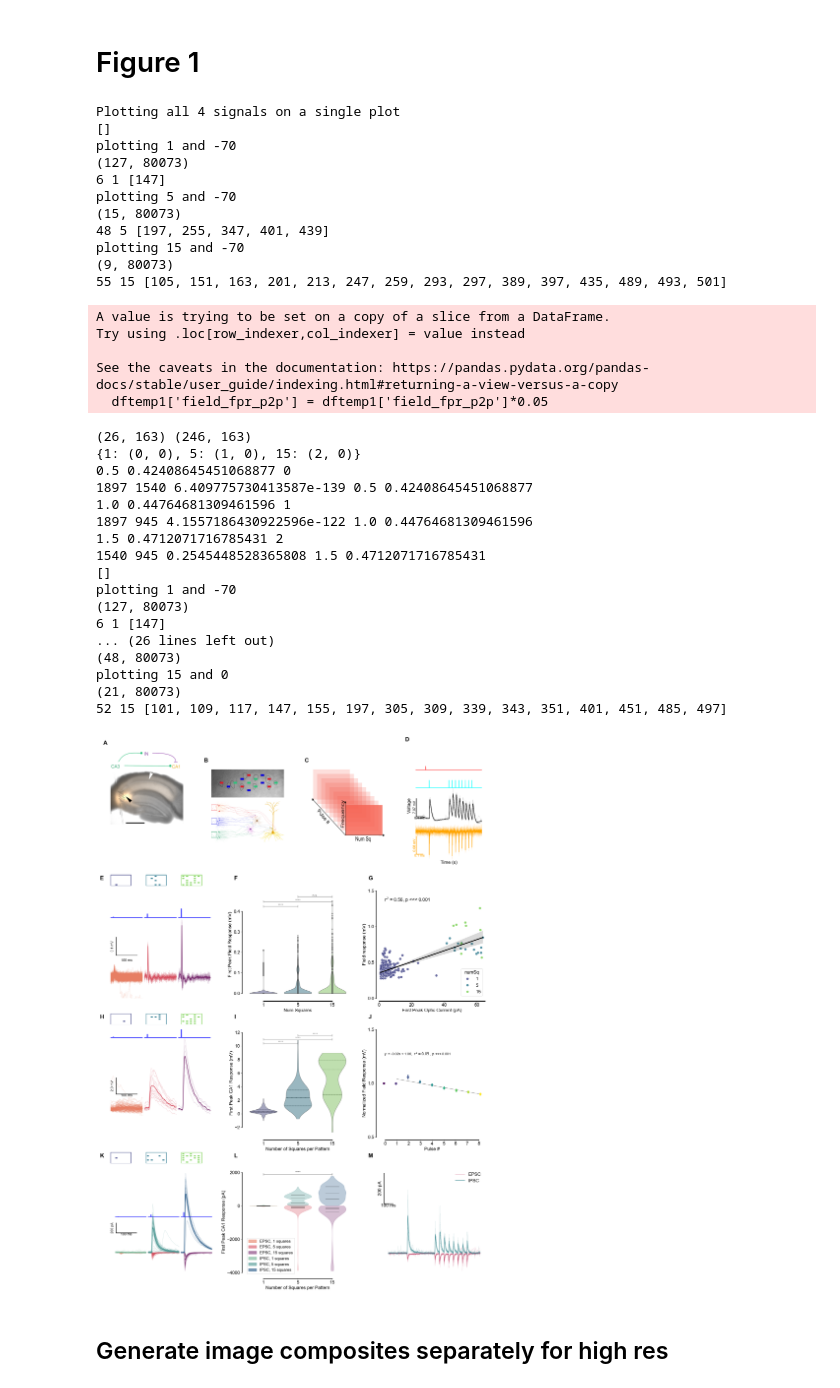
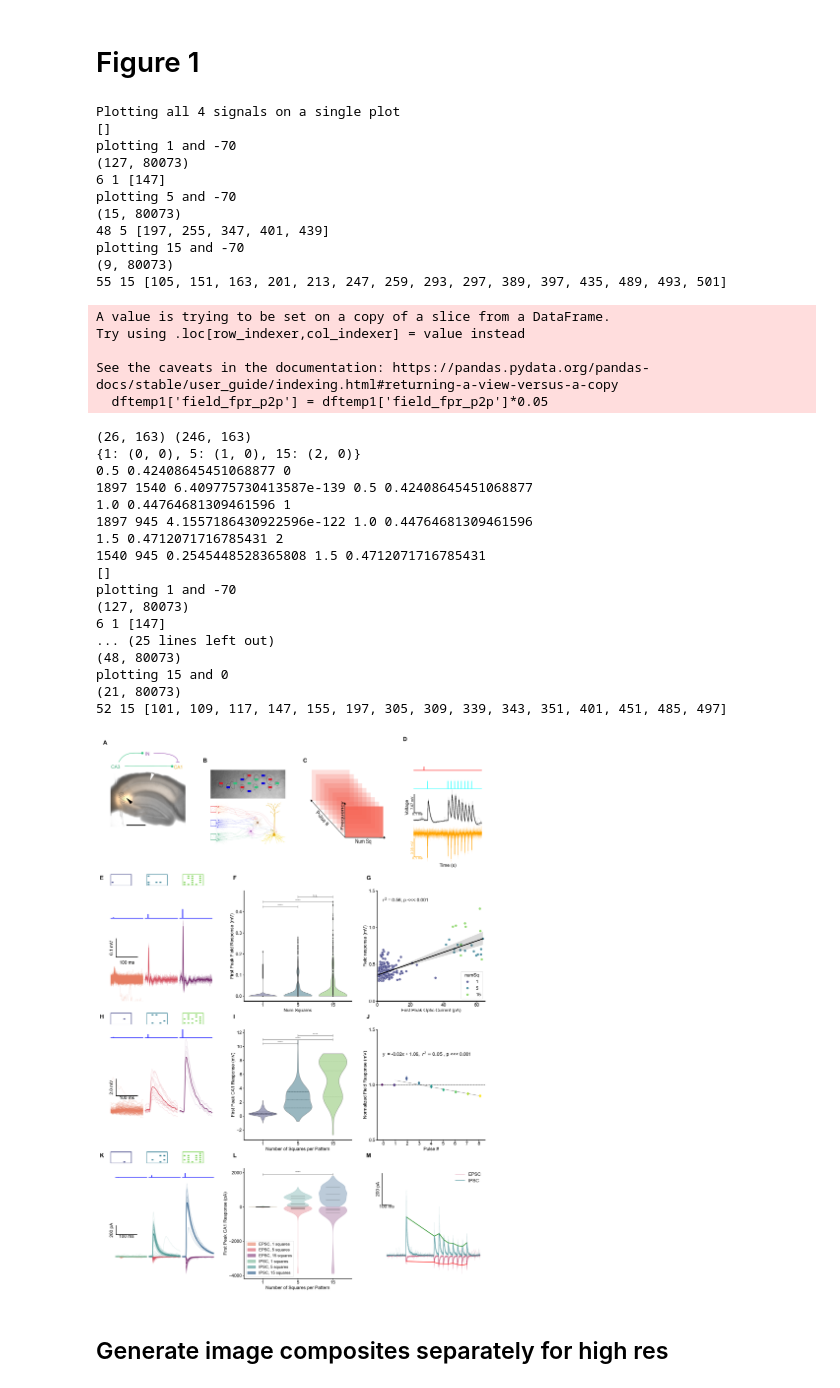
Before and after one commit to AdityaAsopa/Analysis, a Jupyter notebook: Figure1.ipynb, the cells around one changed output. Saved outputs shown, nothing was run; the diff lists cells and outputs as text; code cells hidden in the pictures.

```diff
--- a/Figure1.ipynb
+++ b/Figure1.ipynb
@@ -62,8 +61,9 @@ freq_sweep_pulses = np.arange(9)
 ## Load Data
 # %%
 figure_raw_material_location = Path(r"paper_figure_matter\\")
-paper_figure_export_location = Path(r"paper_figures\\")
+paper_figure_export_location = Path(r"paper_figures\\submission\\")
 data_path_FS                 = Path(r"parsed_data\\FreqSweep\\")
+data_path_LTM                 = Path(r"parsed_data\\LTMRand\\")
 data_path_grid               = Path(r"parsed_data\\Grid\\")
 data_path_analysed           = Path(r"parsed_data\\second_order\\")
 raw_data_path_cellwise       = Path(r"..\Data\Screened_cells\\")
@@ -187,6 +187,8 @@ del cc_FS_longdf_slice, vc_FS_longdf_slice
 # Figure 1
 # %%
 # Figure 1 initialization
+import importlib
+importlib.reload(plot_tools)
 plt.close('all')
 # aspect ratio of the figure = 1
 w, h = [19,27]
@@ -256,10 +258,10 @@ ax1e, ax1e_insets = plot_tools.draw_pulse_response_snippets(dftemp, ax1e, signal
 ax1e.set_xticks([])
 ax1e.set_yticks([])
 # # axes spines to remove
-# plot_tools.split_axes(ax1e, which_axes=['left', 'bottom'], offset=10)
-sns.despine(ax=ax1e, top=True, right=True, left=True, bottom=True, offset=10, )
+# plot_tools.split_axes(ax1e, which_axes=['left', 'bottom'], offset=0)
+sns.despine(ax=ax1e, top=True, right=True, left=True, bottom=True, offset=0, )
 # add floating scalebar
-plot_tools.add_floating_scalebar(ax1e, scalebar_origin=[0.05,0.4], xlength=0.1, ylength=0.1, labelx='100', labely='', unitx='ms', unity='mV', fontsize=12, color='black', linewidth=2, pad=0.01, show_labels=True)
+plot_tools.add_floating_scalebar(ax1e, scalebar_origin=[0.05,0.4], xlength=0.1, ylength=0.1, labelx='100', labely='', unitx='ms', unity='mV', fontsize=16, color='black', linewidth=2, pad=0.01, show_labels=True)
 
 # # -----------------------------------------------------------------------------------------------------------------------------------------------------------------------
 # # # Fig 1F: CA3 cell_fpr vs field_fpr
@@ -288,7 +290,7 @@ ax1f.spines['right'].set_visible(False)
 # # statistics
 importlib.reload(stat_annotate)
 ax1f_pvalues, ax1f_nvalues = stat_annotate.pairwise_annotate_violin_plot(ax1f, dftemp, x='numSq', y='field_fpr_p2p', stat=mannwhitneyu, add_line=True, offset=0.15, color='grey',
-                                                                        add_n=False, coord_system='', fontsize=12, zorder=10)
+                                                                        add_n=False, coord_system='', fontsize=16, zorder=10)
 
 # set labels
 ax1f.set_ylabel('First Peak Field Response (mV)')
@@ -298,7 +300,7 @@ ax1f.legend([],[], frameon=False)
 # remove top and right spines
 ax1f.spines['top'].set_visible(False)
 ax1f.spines['right'].set_visible(False)
-sns.despine(ax=ax1f, top=True, right=True, left=False, bottom=False, offset=10, trim=True)
+sns.despine(ax=ax1f, top=True, right=True, left=False, bottom=False, offset=0, )
 
 # #-----------------------------------------------------------------------------------------------------------------------------------------------------------------------
 # # # Fig 1G: CA3 cell_fpr vs field_fpr
@@ -318,7 +320,7 @@ ax1g.set_ylabel('Field response (mV)')
 ax1g.set_xlim([0, 65])
 ax1g.set_xticks([0, 20, 40, 60,])
 ax1g.set_yticks([0, 0.5, 1.0, 1.5])
-sns.despine(ax=ax1g, top=True, right=True, left=False, bottom=False, offset=10, )
+sns.despine(ax=ax1g, top=True, right=True, left=False, bottom=False, offset=0, )
 
 # # -----------------------------------------------------------------------------------------------------------------------------------------------------------------------
 # # # Fig 1H: Current clamp responses
@@ -331,8 +333,8 @@ ax1h, ax1h_insets = plot_tools.draw_pulse_response_snippets(dftemp, ax1h, patter
 ax1h.set_xticks([])
 ax1h.set_yticks([])
 # # axes spines to remove
-sns.despine(ax=ax1h, top=True, right=True, left=True, bottom=True, offset=10, )
-plot_tools.add_floating_scalebar(ax1h, scalebar_origin=[0.05,0.4], xlength=0.1, ylength=2.0, labelx='100', labely='', unitx='ms', unity='mV', fontsize=12, color='black', linewidth=2, pad=0.01, show_labels=True)
+sns.despine(ax=ax1h, top=True, right=True, left=True, bottom=True, offset=0, )
+plot_tools.add_floating_scalebar(ax1h, scalebar_origin=[0.05,0.4], xlength=0.1, ylength=2.0, labelx='100', labely='', unitx='ms', unity='mV', fontsize=16, color='black', linewidth=2, pad=0.01, show_labels=True)
 
 # # -----------------------------------------------------------------------------------------------------------------------------------------------------------------------
 # # # Fig 1I: First peak response | cell_fpr_max vs numSq
@@ -353,8 +355,8 @@ ax1i.spines['right'].set_visible(False)
 
 # ## Statistics for the violin plots: mannwhitneyu Rank Sum Test across numSq values
 ax1i_pvalues, ax1i_nvalues = stat_annotate.pairwise_annotate_violin_plot(ax1i, dftemp, x='numSq', y='PSC_0', stat=mannwhitneyu, add_line=True, offset=0.2, color='grey',
-                                                                        add_n=False, coord_system='', fontsize=12, zorder=10)
-sns.despine(ax=ax1i, top=True, right=True, left=False, bottom=False, offset=10, trim=True)
+                                                                        add_n=False, coord_system='', fontsize=16, zorder=10)
+sns.despine(ax=ax1i, top=True, right=True, left=False, bottom=False, offset=0, )
 
 # # -----------------------------------------------------------------------------------------------------------------------------------------------------------------------
 # # # Fig 1J: Trend in the field response across pulses
@@ -377,12 +379,14 @@ dftemp = dftemp.reset_index(drop=True)
 dftemp = dftemp.dropna(subset=['peaks_field_norm', 'pulse_index'])
 # # draw pointplot
 sns.pointplot(data=dftemp, x='pulse_index', y='peaks_field_norm', hue='pulse_index', markersize=5, palette='viridis', dodge=True, ax=ax1j, errorbar=('ci', 95), zorder=3)
+# add horizontal line at y=1
+ax1j.axhline(y=1, color='black', linestyle='--', linewidth=1)
 
 # # remove 0th pulse data for the regression to avoide the bias
 dftemp1 = dftemp[dftemp['pulse_index']!=0]
 results = linregress(dftemp1['pulse_index'], dftemp1['peaks_field_norm'])
 # # add r2 and p value to the plot as text annotation
-ax1j.text(0.05, 0.76, fr"y  = {results.slope:.2f}x + {results.intercept:.2f},  $r^2 = {results.rvalue**2:.2f}$ , p <<< 0.001", transform=ax1j.transAxes, fontsize=12)
+ax1j.text(0.05, 0.76, fr"y  = {results.slope:.2f}x + {results.intercept:.2f},  $r^2 = {results.rvalue**2:.2f}$ , p <<< 0.001", transform=ax1j.transAxes, fontsize=16)
 
 # try an exponential decay function
 # def exp_decay(x, a, tau):
@@ -395,7 +399,7 @@ ax1j.text(0.05, 0.76, fr"y  = {results.slope:.2f}x + {results.intercept:.2f},  $
 # y = exp_decay(x, *popt)
 # ax1j.plot(x, y, color='blue', linestyle='-', linewidth=0.5)
 # # # add r2 and p value to the plot as text annotation
-# ax1j.text(0.05, 0.68, fr"y  = {popt[0]:.2f}e$^{{-x/{popt[1]:.2f}}}$, $r^2 = {results.rvalue**2:.2f}$ , p  = {results.pvalue:.2}", transform=ax1j.transAxes, fontsize=12) # result was a=1.1, tau = 1/37.3
+# ax1j.text(0.05, 0.68, fr"y  = {popt[0]:.2f}e$^{{-x/{popt[1]:.2f}}}$, $r^2 = {results.rvalue**2:.2f}$ , p  = {results.pvalue:.2}", transform=ax1j.transAxes, fontsize=16) # result was a=1.1, tau = 1/37.3
 
 # # set labels
 ax1j.set_ylabel('Normalized Field Response (mV)')
@@ -405,24 +409,22 @@ ax1j.set_ylim([0.5,1.5])
 ax1j.set_yticks([0.5,1.0,1.5])
 ax1j.legend([],[], frameon=False)
 # # despine
-sns.despine(ax=ax1j, top=True, right=True, left=False, bottom=False, offset=10, trim=True)
+sns.despine(ax=ax1j, top=True, right=True, left=False, bottom=False, offset=0, )
 
 # # -----------------------------------------------------------------------------------------------------------------------------------------------------------------------
 # # # Fig 1K: Trend in the field response across pulses
 ax1k.text(-0.1, 1.1, 'K', transform=ax1k.transAxes, size=20, weight='bold')
 # ax1k.set_xlim([0, 0.5])
 # ax1k.set_ylim([-400,1200])
-importlib.reload(plot_tools)
 dftemp = xc_FS_longdf_slice[(xc_FS_longdf_slice['cellID'].isin([6201, 1621]))]
-print( dftemp['clampPotential'].unique())
-ax1k, ax1j_insets = plot_tools.draw_pulse_response_snippets(dftemp, ax1k, patterns=range(55), palette=color_squares_EI, between='clampPotential', hue='numSq',stim_offset=750, stim_scale=200, grid_size=11)
+ax1k, ax1j_insets = plot_tools.draw_pulse_response_snippets(dftemp, ax1k, patterns=range(55), palette=color_squares_EI, between='clampPotential', hue='numSq',stim_offset=1800, stim_scale=200, grid_size=11)
 # set ticks
 ax1k.set_xticks([])
 ax1k.set_yticks([])
 # axes spines to remove
-# plot_tools.split_axes(ax1k, which_axes=['left', 'bottom'], offset=10)
-sns.despine(ax=ax1k, top=True, right=True, left=True, bottom=True, offset=10, )
-plot_tools.add_floating_scalebar(ax1k, scalebar_origin=[0.05,0.4], xlength=0.1, ylength=200, labelx='100', labely='', unitx='ms', unity='pA', fontsize=12, color='black', linewidth=2, pad=0.01, show_labels=True)
+# plot_tools.split_axes(ax1k, which_axes=['left', 'bottom'], offset=0)
+sns.despine(ax=ax1k, top=True, right=True, left=True, bottom=True, offset=0, )
+plot_tools.add_floating_scalebar(ax1k, scalebar_origin=[0.05,0.4], xlength=0.1, ylength=200, labelx='100', labely='', unitx='ms', unity='pA', fontsize=16, color='black', linewidth=2, pad=0.01, show_labels=True)
 
 # # -----------------------------------------------------------------------------------------------------------------------------------------------------------------------
 # # # Fig 1l: Trend in the field response across pulses
@@ -468,7 +470,7 @@ ax1l.set_xticks([1,2,3])
 ax1l.set_xticklabels(['1','5','15'])
 # set yticks
 ax1l.set_yticks([-4000,-2000, 0,2000])
-sns.despine(ax=ax1l, top=True, right=True, left=False, bottom=False, offset=10, trim=True)
+sns.despine(ax=ax1l, top=True, right=True, left=False, bottom=False, offset=0, )
 
 # # -----------------------------------------------------------------------------------------------------------------------------------------------------------------------
 # # # Fig 1m: Trend in the field response across pulses
@@ -482,13 +484,22 @@ for i in range(celldataE.shape[0]):
     ax1m.plot(time, celldataI.iloc[i,49:20049], color=color_EI[0], linewidth=0.2, alpha=0.5)
 # plot mean
 ax1m.plot(time, celldataE.iloc[:,49:20049].mean(axis=0), color=color_EI[-70], linewidth=1.5, alpha=0.8, label='EPSC')
+# draw a lineplot between the peaks
+signal = -1*celldataE.iloc[:,49:20049].mean(axis=0)
+peaks = find_peaks(signal, distance=900, height=30)[0]
+ax1m.plot(time[peaks], -1*signal[peaks], 'r-')
+
+signal = celldataI.iloc[:,49:20049].mean(axis=0)
+peaks = find_peaks(signal, distance=900, height=30)[0]
+ax1m.plot(time[peaks], signal[peaks], 'g-')
+
 ax1m.plot(time, celldataI.iloc[:,49:20049].mean(axis=0), color=color_EI[0], linewidth=1.5, alpha=0.8, label='IPSC')
 # set legend inside the plot
 ax1m.legend(loc='upper right', bbox_to_anchor=(0.9, 0.9), frameon=True) # legend removed to save space
 # remove legend
 ax1m.legend(loc='upper right', frameon=False)
 # add a floating scalebar
-sns.despine(ax=ax1m, left=True, right=True, top=True, bottom=True)
+sns.despine(ax=ax1m, left=True, right=True, top=True, bottom=True, offset=0)
 # remove ticks
 ax1m.set_xticks([])
 ax1m.set_yticks([])
@@ -501,49 +512,51 @@ for ax in [ax1a, ax1b, ax1c, ax1d, ax1e, ax1f, ax1g, ax1h, ax1i, ax1j, ax1k, ax1
 for ax in [ax1a, ax1b, ax1c, ax1d, ax1e, ax1f, ax1g, ax1h, ax1i, ax1j, ax1k, ax1l, ax1m]:
     for axis in ['top','bottom','left','right']:
         ax.spines[axis].set_linewidth(2)
+    # adjust tick width also
+    ax.tick_params(width=2)
 
 # # -----------------------------------------------------------------------------------------------------------------------------------------------------------------------
 # tight layout
 plt.tight_layout()
 # # save figure
-figure_name = 'Figure1'
-# fig1.savefig(paper_figure_export_location /  (figure_name + '.png'), dpi=300, bbox_inches='tight')
-# fig1.savefig(paper_figure_export_location /  (figure_name + '.svg'), dpi=300, bbox_inches='tight')
+figure_name = 'Figure1v5'
+fig1.savefig(paper_figure_export_location /  (figure_name + '.png'), dpi=300, bbox_inches='tight')
+fig1.savefig(paper_figure_export_location /  (figure_name + '.svg'), dpi=300, bbox_inches='tight')
 # %% [output]
 Plotting all 4 signals on a single plot
 []
 plotting 1 and -70
 (127, 80073)
 6 1 [147]
 plotting 5 and -70
 (15, 80073)
 48 5 [197, 255, 347, 401, 439]
 plotting 15 and -70
 (9, 80073)
 55 15 [105, 151, 163, 201, 213, 247, 259, 293, 297, 389, 397, 435, 489, 493, 501]
 A value is trying to be set on a copy of a slice from a DataFrame.
 Try using .loc[row_indexer,col_indexer] = value instead
 
 See the caveats in the documentation: https://pandas.pydata.org/pandas-docs/stable/user_guide/indexing.html#returning-a-view-versus-a-copy
   dftemp1['field_fpr_p2p'] = dftemp1['field_fpr_p2p']*0.05
 (26, 163) (246, 163)
 {1: (0, 0), 5: (1, 0), 15: (2, 0)}
 0.5 0.42408645451068877 0
 1897 1540 6.409775730413587e-139 0.5 0.42408645451068877
 1.0 0.44764681309461596 1
 1897 945 4.1557186430922596e-122 1.0 0.44764681309461596
 1.5 0.4712071716785431 2
 1540 945 0.2545448528365808 1.5 0.4712071716785431
 []
 plotting 1 and -70
 (127, 80073)
 6 1 [147]
-... (26 lines left out)
+... (25 lines left out)
 (48, 80073)
 plotting 15 and 0
 (21, 80073)
 52 15 [101, 109, 117, 147, 155, 197, 305, 309, 339, 343, 351, 401, 451, 485, 497]
-[figure, old version]
+[figure, new version]
 # %% [markdown]
 ## Generate image composites separately for high res
 # %%
```
Also changed, not shown: parts of 1 cell of this notebook, 21 other files.
